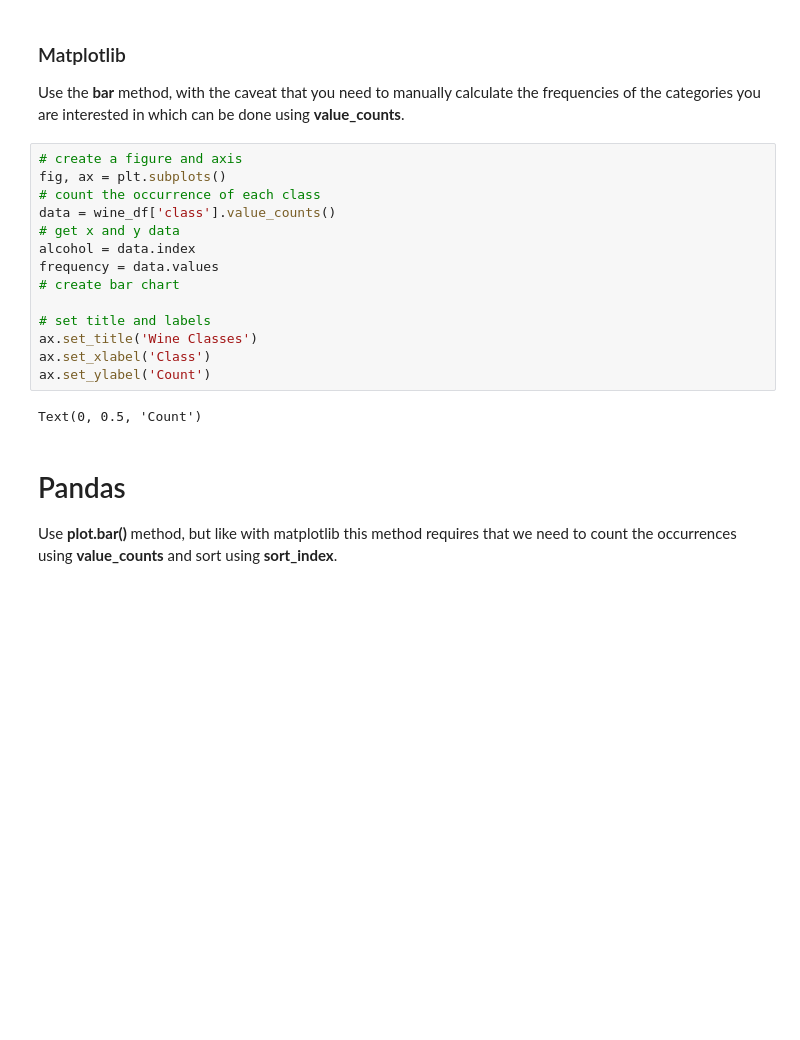
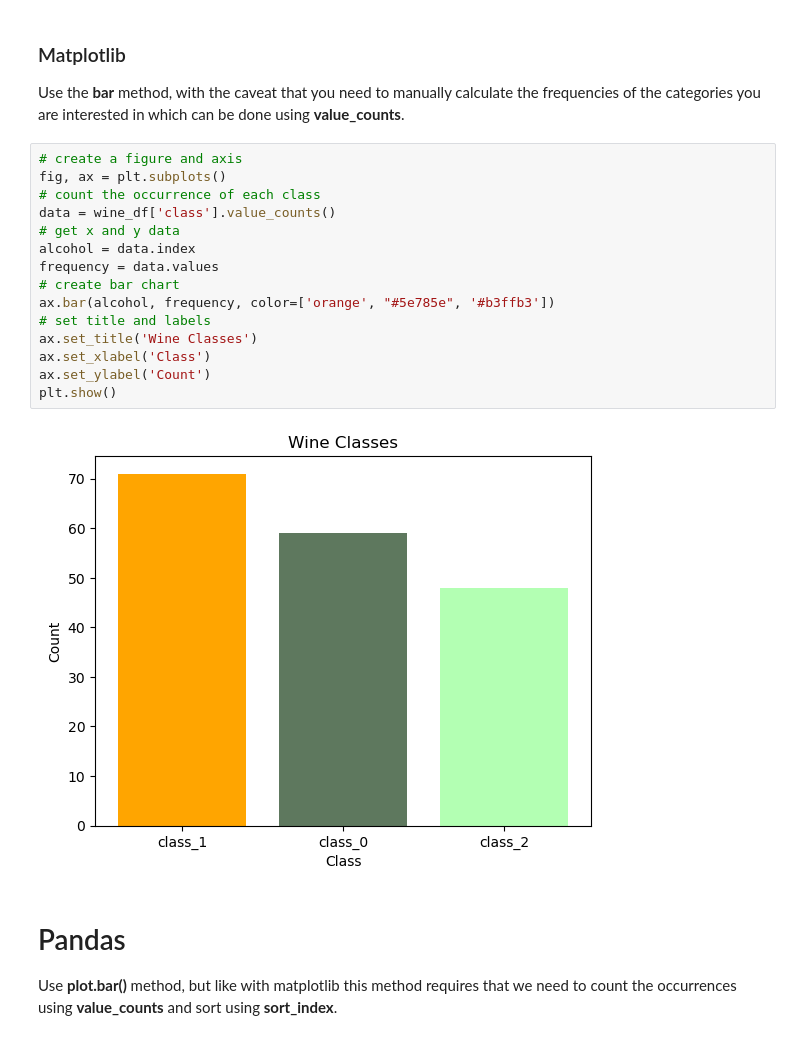
Before and after one commit to TLuter-252/data_viz_python_tutorial, a Jupyter notebook: Data_Viz_Tutorial.ipynb, the cells around one changed output. Cells and saved outputs as stored; diff of their text form; blank space fills up the shorter version.

```diff
--- a/Data_Viz_Tutorial.ipynb
+++ b/Data_Viz_Tutorial.ipynb
@@ -319,19 +318,20 @@ Use the **bar** method, with the caveat that you need to manually calculate the
 # %%
 # create a figure and axis
 fig, ax = plt.subplots()
 # count the occurrence of each class
 data = wine_df['class'].value_counts()
 # get x and y data
 alcohol = data.index
 frequency = data.values
 # create bar chart
-
+ax.bar(alcohol, frequency, color=['orange', "#5e785e", '#b3ffb3'])
 # set title and labels
 ax.set_title('Wine Classes')
 ax.set_xlabel('Class')
 ax.set_ylabel('Count')
+plt.show()
 # %% [output]
-Text(0, 0.5, 'Count')
+[figure, added]
 # %% [markdown]
 # Pandas
 Use **plot.bar()** method, but like with matplotlib this method requires that we need to count the occurrences using **value_counts** and sort using **sort_index**.
```
Also changed, not shown: parts of 16 cells of this notebook.
